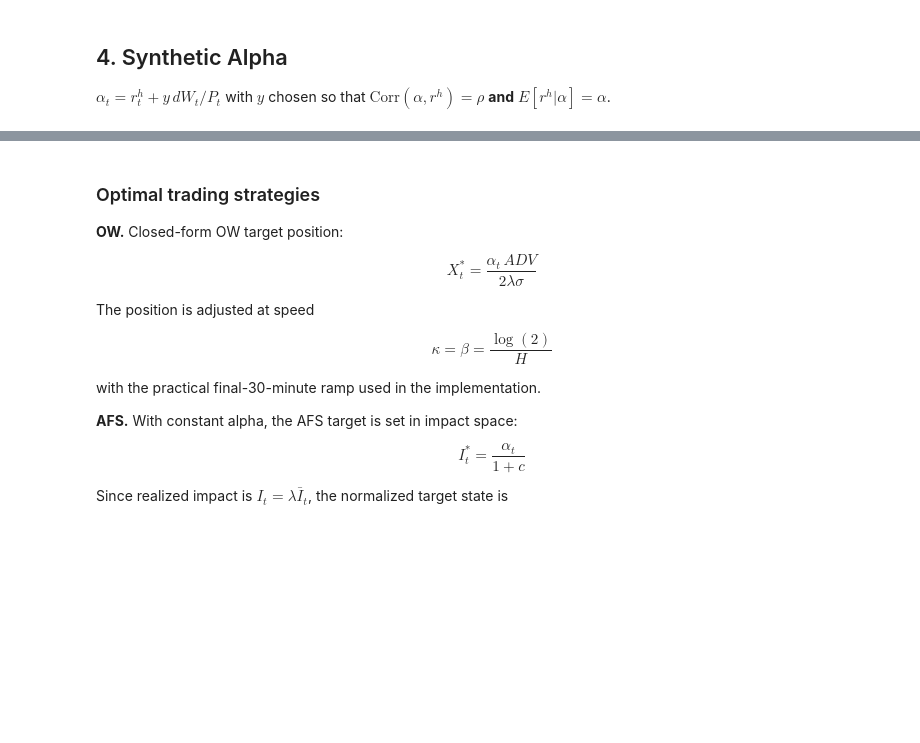
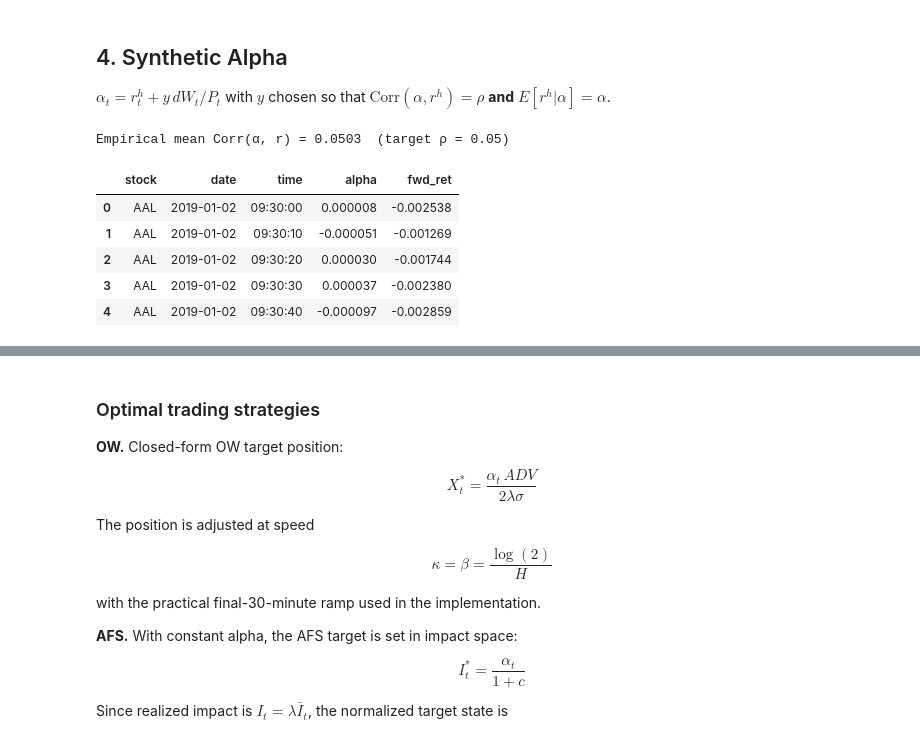
Before and after one commit to christopher-dybdahl/price_impact_optimal_execution, a Jupyter notebook: final_pipeline.ipynb, the cells around one changed output, grey strips where cells are left out. Drawn from its saved outputs; the diff is of its cells as text; code cells hidden in the pictures; blank space fills up the shorter version.

```diff
--- a/final_pipeline.ipynb
+++ b/final_pipeline.ipynb
@@ -382,14 +382,22 @@ AMZN   435.02203  48.29382   9.00782
 $\alpha_t = r^h_t + y \, dW_t / P_t$ with $y$ chosen so that $\mathrm{Corr}(\alpha, r^h) = \rho$ **and** $E[r^h | \alpha] = \alpha$.
 # %%
 RHO = 0.05
-H_ALPHA_BINS = 1  # next-bin forward return
+H_ALPHA_BINS = 6  # next-bin forward return
 
 alphas = pi.create_synthetic_alpha(
     data, rho=RHO, h_bins=H_ALPHA_BINS, seed=42, verbose=False
 )
 emp = alphas.groupby("stock").apply(lambda g: g["alpha"].corr(g["fwd_ret"]))
 print(f"Empirical mean Corr(α, r) = {emp.mean():.4f}  (target ρ = {RHO})")
 alphas.head()
+# %% [output]
+Empirical mean Corr(α, r) = 0.0503  (target ρ = 0.05)
+|  | stock | date | time | alpha | fwd_ret |
+| 0 | AAL | 2019-01-02 | 09:30:00 | 0.000008 | -0.002538 |
+| 1 | AAL | 2019-01-02 | 09:30:10 | -0.000051 | -0.001269 |
+| 2 | AAL | 2019-01-02 | 09:30:20 | 0.000030 | -0.001744 |
+| 3 | AAL | 2019-01-02 | 09:30:30 | 0.000037 | -0.002380 |
+| 4 | AAL | 2019-01-02 | 09:30:40 | -0.000097 | -0.002859 |
 # %%
 demo_stock = panel.stocks[0]
 demo_date = alphas["date"].iloc[len(alphas) // 2]
```
Also changed, not shown: parts of 5 cells of this notebook, 3 other files.
